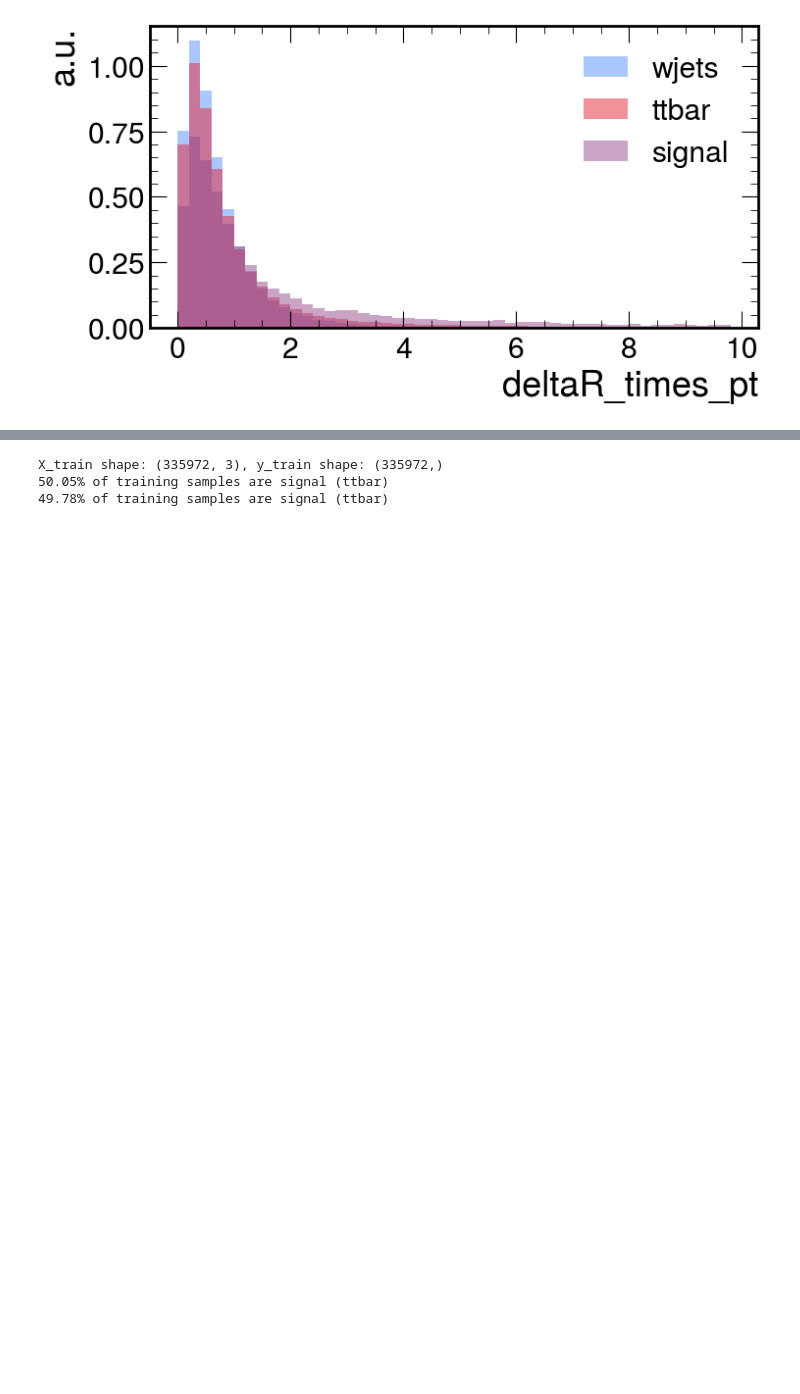
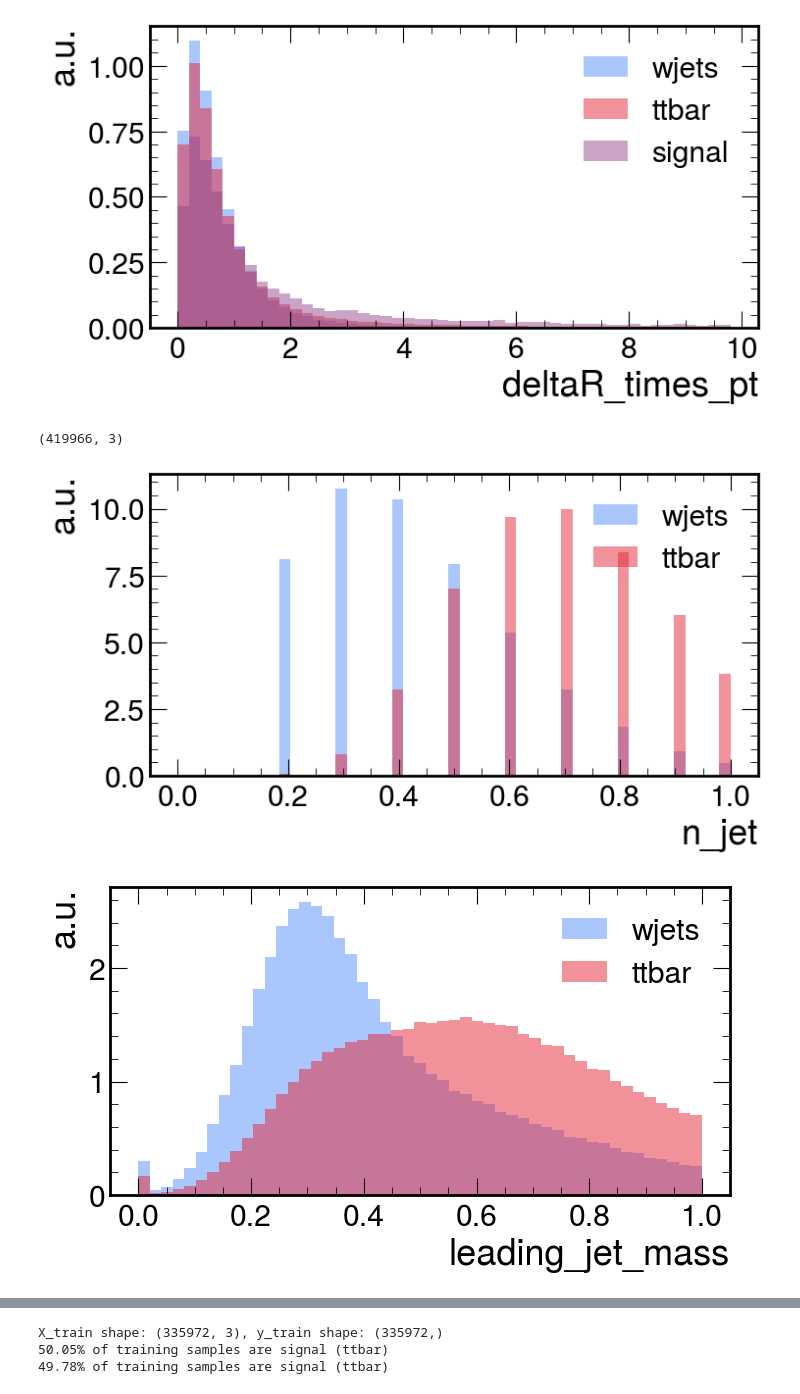
Before and after one commit to ligerlac/z-prime-ttbar-gradients, a Jupyter notebook: train-model-jax.ipynb, the cells around one changed output, grey strips where cells are left out. Drawn from its saved outputs; the diff is of its cells as text; code cells hidden in the pictures; blank space fills up the shorter version.

```diff
--- a/train-model-jax.ipynb
+++ b/train-model-jax.ipynb
@@ -300,15 +308,13 @@ for var, bins in binnings.items():
 # %%
 from sklearn.model_selection import train_test_split
 from sklearn.preprocessing import StandardScaler, LabelEncoder
-
 var_scale_dict = {
-    # "st": 1./500.,
+    #"st": 1./2000.,
     "n_jet": 1./10.,
-    # "leading_jet_btag_score": 1.,
     "leading_jet_mass": 1./20.,
     "subleading_jet_mass": 1./10.,
-    # "S_zz": 1.,
-    # "deltaR": 20.,
+    #"S_zz": 1.,
+    #"deltaR": 20.,
 }
 
 # my_vars = ["st", "leading_jet_mass", "subleading_jet_mass", "S_zz", "deltaR", "pt_rel", "deltaR_times_pt"]
@@ -334,10 +340,24 @@ y = jnp.array(y, dtype=jnp.float32)
 
 # shuffele and split the data
 X_train, X_test, y_train, y_test = train_test_split(X, y, test_size=0.2, random_state=42, shuffle=True)
+X.shape
+# %% [output]
+(419966, 3)
 # %%
-for i in X.shape[1]:
+for i in range(X.shape[1]):
+    X_wjets_var = X_wjets[:, i]
+    X_ttbar_var = X_ttbar[:, i]
+    X_var = {
+        "wjets": X_wjets_var,
+        "ttbar": X_ttbar_var,
+        "signal": X_signal[:, i],
+    }
+    var = list(var_scale_dict.keys())[i]
     draw.plot_simple_hist(
-        {p: data[p][var] for p in ["wjets", "ttbar"]},
-        bins=bins,
+        {p: X_var[p] for p in ["wjets", "ttbar"]},
+        bins=np.linspace(0, 1, 50),
         x_label=var,
     )
+# %% [output]
+[figure, added]
+[figure, added]
```
Also changed, not shown: parts of 9 cells of this notebook, 6 other files.
